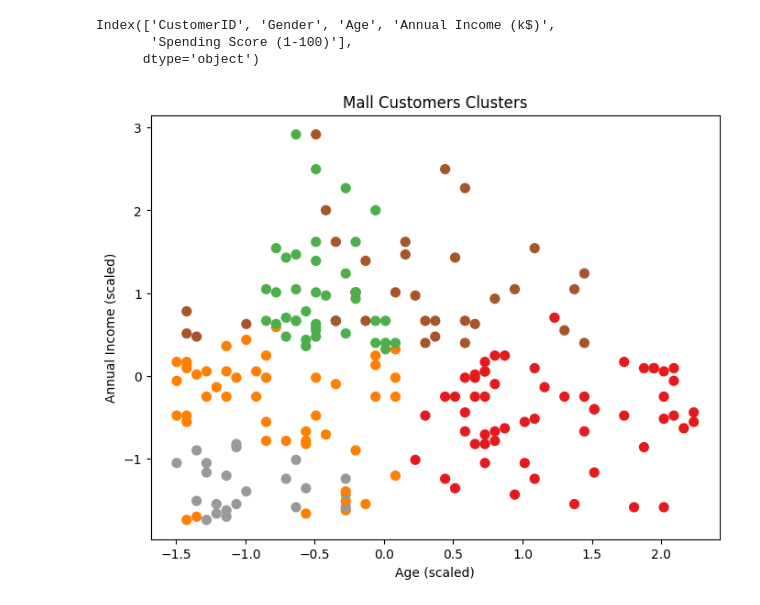
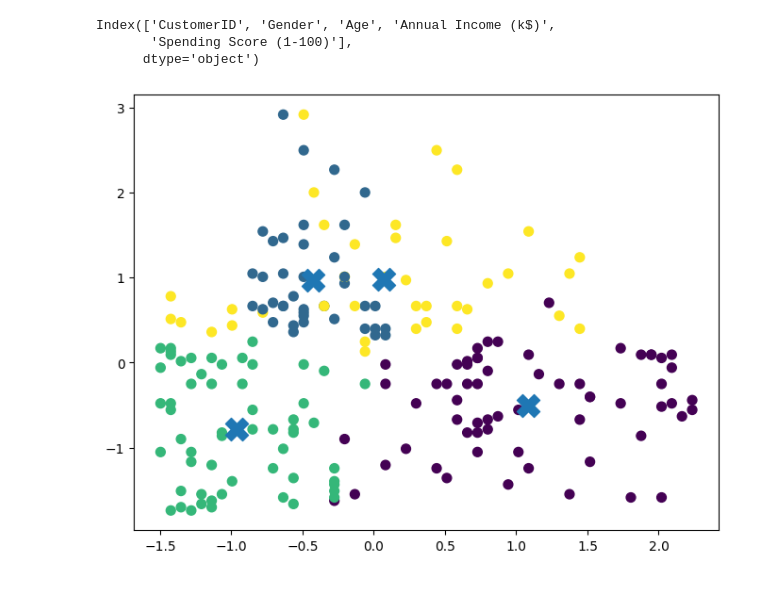
Before and after one commit to AliyarBhos/Works-done-in-Div-Academy, a Jupyter notebook: Projects/Building_Pipeline_Mall_Customers.ipynb, the cells around one changed output. Cells and saved outputs as stored; diff of their text form; code cells hidden in the pictures.

Commit message:
Building Pipelines

```diff
--- a/Projects/Building_Pipeline_Mall_Customers.ipynb
+++ b/Projects/Building_Pipeline_Mall_Customers.ipynb
@@ -42,22 +42,26 @@ from sklearn.cluster import KMeans
 
 pipeline = Pipeline([
     ('prep', preprocessor),
-    ('kmeans', KMeans(n_clusters=5, random_state=42))
+    ('kmeans', KMeans(n_clusters=4, random_state=42))
 ])
 
 pipeline.fit(df.drop('CustomerID', axis=1))
 
-df['Cluster'] = pipeline['kmeans'].labels_
+X_scaled = pipeline['prep'].transform(df.drop('CustomerID', axis=1))
+
+centers = pipeline['kmeans'].cluster_centers_
+
+df['Cluster'] = pipeline.predict(df.drop('CustomerID', axis=1))
 # %%
 import matplotlib.pyplot as plt
 
-X_scaled = pipeline['prep'].transform(df.drop('CustomerID', axis=1))
+centers = pipeline['kmeans'].cluster_centers_
 
 plt.figure(figsize=(8,6))
-plt.scatter(X_scaled[:,0], X_scaled[:,1], c=df['Cluster'], cmap='Set1', s=50)
-plt.xlabel('Age (scaled)')
-plt.ylabel('Annual Income (scaled)')
-plt.title('Mall Customers Clusters')
+plt.scatter(X_scaled[:,0], X_scaled[:,1], c=df['Cluster'], s=50)
+
+plt.scatter(centers[:,0], centers[:,1], s=300, marker='X')
+
 plt.show()
 # %% [output]
-[figure, old version]
+[figure, new version]
```
Also changed, not shown: parts of 1 cell of this notebook, 1 other file.
